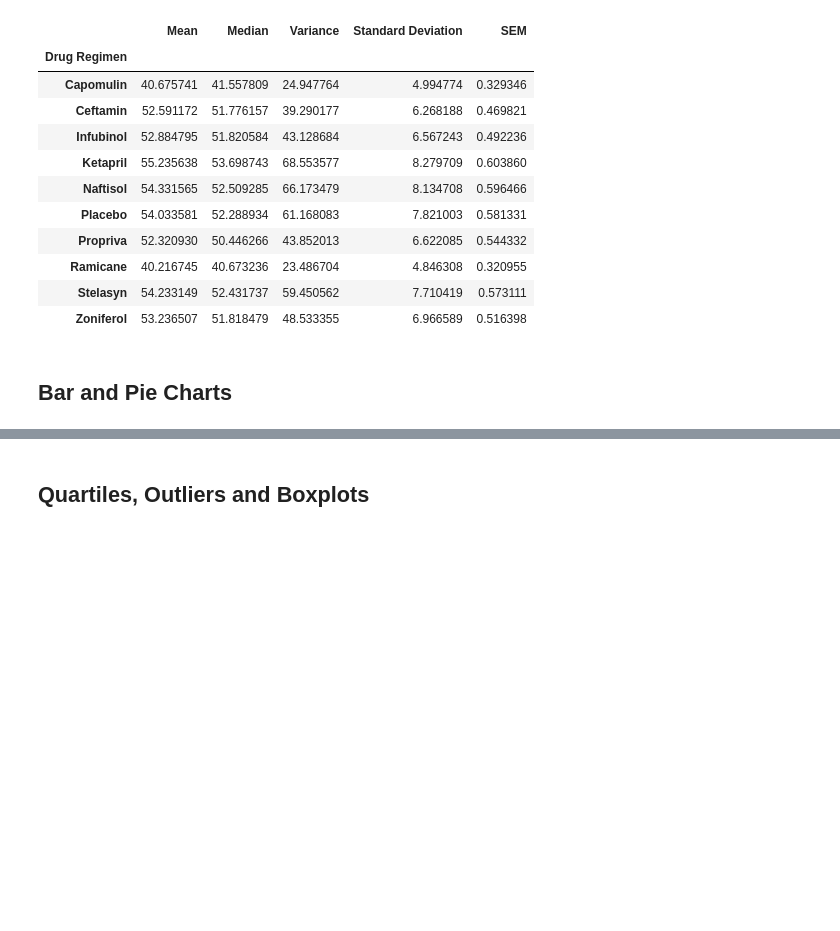
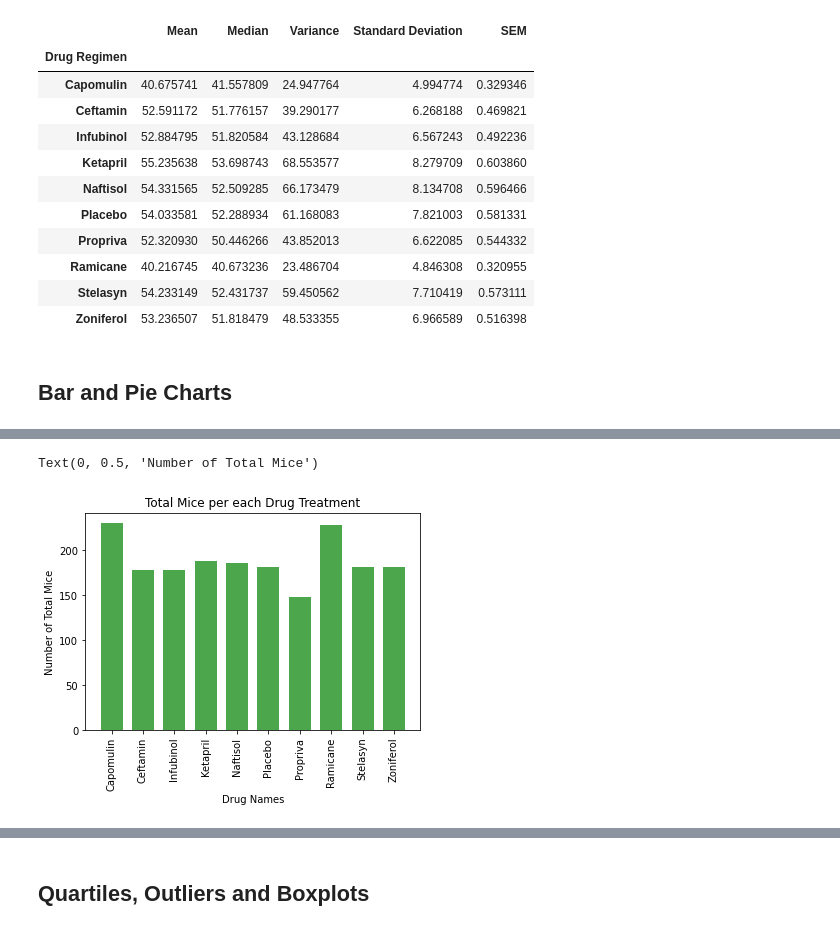
Before and after one commit to Fraolabebe/Matplotlib_Challenge, a Jupyter notebook: 01-Case-Assignment/Instructions/Pymaceuticals/pymaceuticals_starter.ipynb, the cells around one changed output, grey strips where cells are left out. Drawn from its saved outputs; the diff is of its cells as text; code cells hidden in the pictures; blank space fills up the shorter version.

```diff
--- a/01-Case-Assignment/Instructions/Pymaceuticals/pymaceuticals_starter.ipynb
+++ b/01-Case-Assignment/Instructions/Pymaceuticals/pymaceuticals_starter.ipynb
@@ -141,0 +153,21 @@ summary_df
+# %%
+# Generate a bar plot showing the total number of unique mice tested on each drug regimen using pyplot.
+mouse_count = (clean_df.groupby(["Drug Regimen"])["Mouse ID"].count()).tolist()
+mouse_count
+
+x_axis = np.arange(len(summary_df))
+x_axis
+
+
+plt.bar(x_axis, mouse_count, color = "green", alpha=0.7, align="center", width=.7)
+tick_locations = [value for value in x_axis]
+plt.xticks(tick_locations,["Capomulin","Ceftamin","Infubinol","Ketapril","Naftisol","Placebo","Propriva","Ramicane","Stelasyn","Zoniferol"])
+plt.xticks(rotation="vertical")
+
+#labeling the axis of the bar Graph
+plt.title("Total Mice per each Drug Treatment")
+plt.xlabel("Drug Names")
+plt.ylabel("Number of Total Mice")
+# %% [output]
+Text(0, 0.5, 'Number of Total Mice')
+[figure, added]
```
Also changed, not shown: parts of 7 cells of this notebook, 2 other files.
